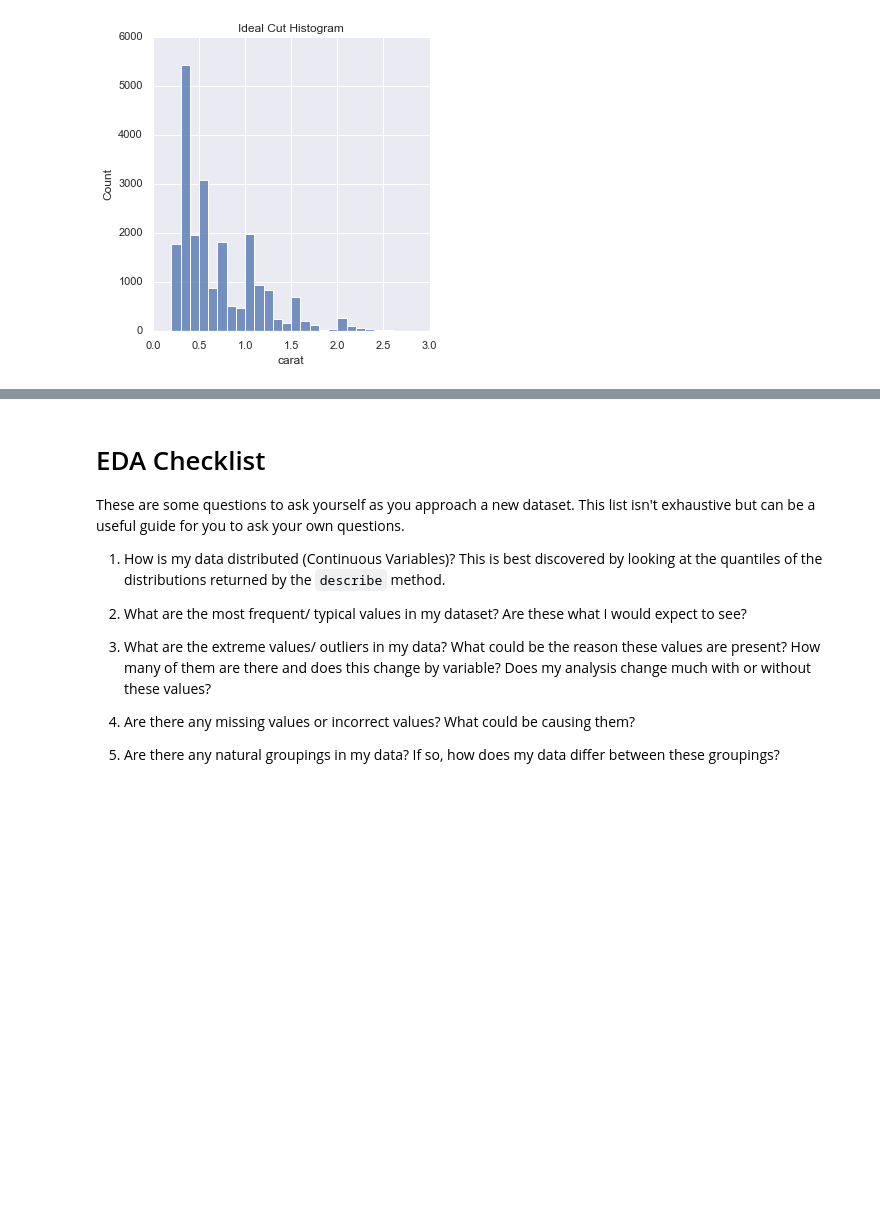
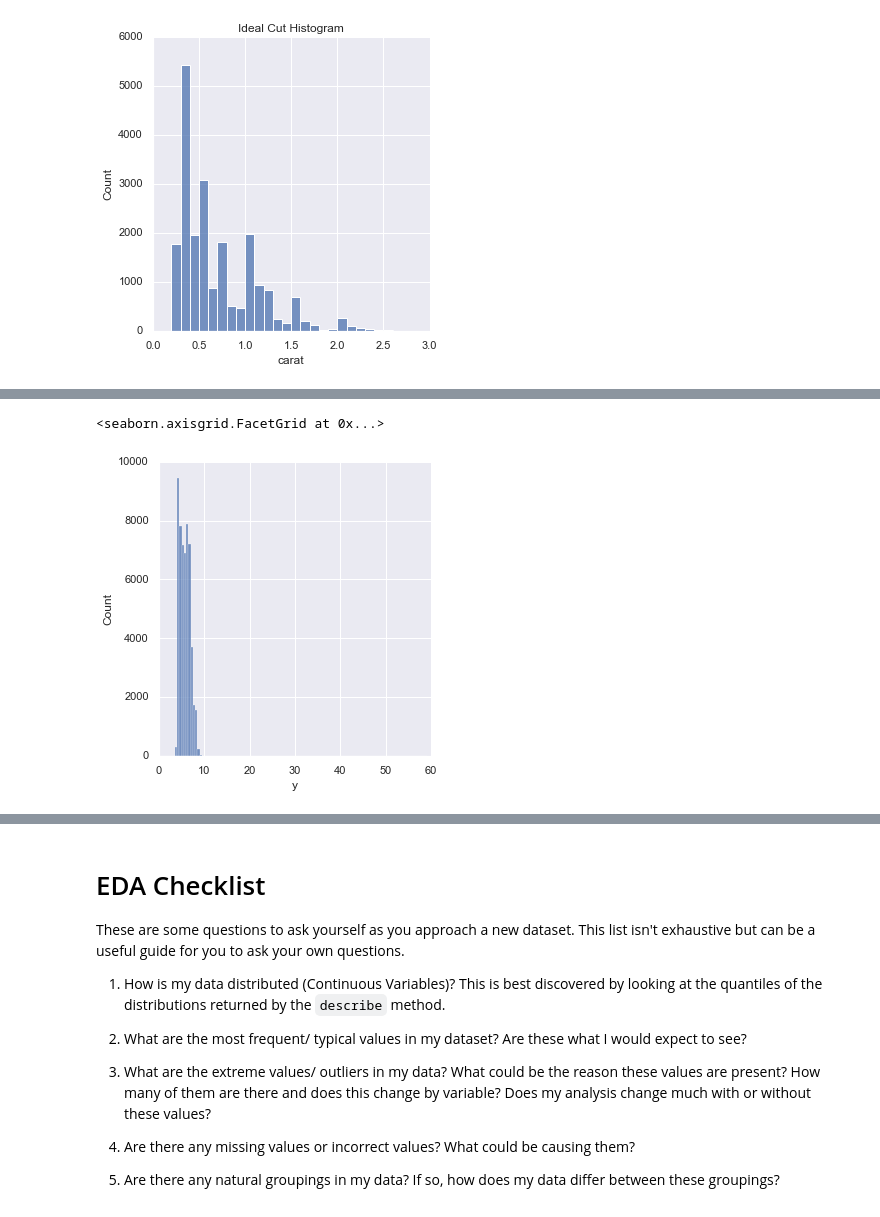
Before and after one commit to JunaidMB/MM_Introduction_to_Data_Science, a Jupyter notebook: W3_Basic_EDA_Stats/notebooks/EDA.ipynb, the cells around one changed output, grey strips where cells are left out. Saved outputs shown, nothing was run; the diff lists cells and outputs as text; code cells hidden in the pictures; blank space fills up the shorter version.

```diff
--- a/W3_Basic_EDA_Stats/notebooks/EDA.ipynb
+++ b/W3_Basic_EDA_Stats/notebooks/EDA.ipynb
@@ -137,0 +206,6 @@ for key, value in enumerate(['Fair', 'Good', 'Very Good', 'Premium', 'Ideal']):
+# %%
+# Outliers are hard to see with a histogram - usually you can tell with the limits on the x-axis
+sns.displot(diamonds['y'], binwidth = 0.5, kde = False )
+# %% [output]
+<seaborn.axisgrid.FacetGrid at 0x...>
+[figure, added]
```
Also changed, not shown: parts of 43 cells of this notebook, 3 other files.
